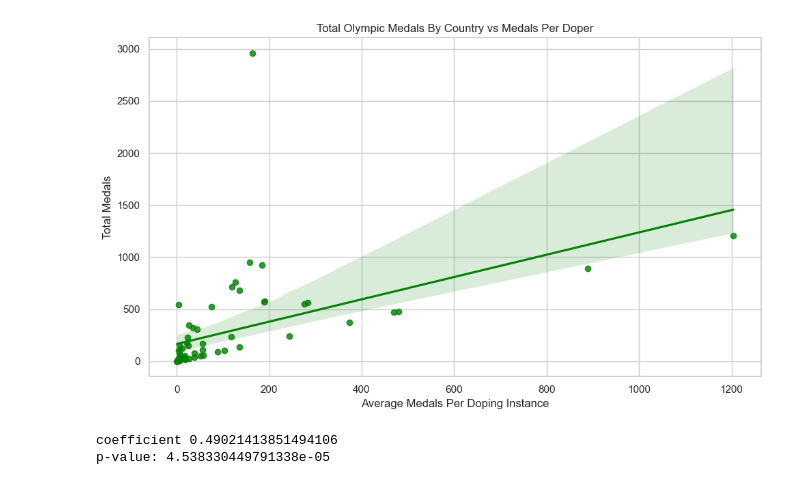
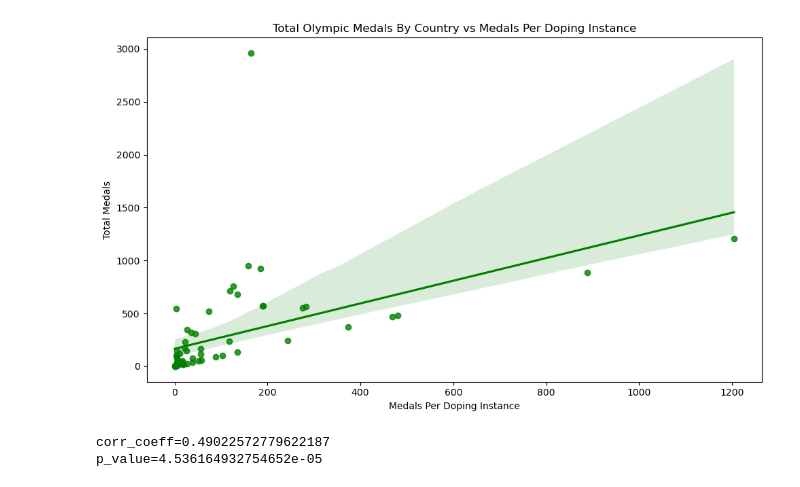
Before and after one commit to stocktonsmith/cs5830_project3, a Jupyter notebook: project3.ipynb, the cells around one changed output. Cells and saved outputs as stored; diff of their text form; code cells hidden in the pictures.

```diff
--- a/project3.ipynb
+++ b/project3.ipynb
@@ -169,18 +206,17 @@ p-value:  0.27166491006196547
 # %%
 # Medal Count v Medals per Doper scatterplot
 plt.figure(figsize=(10, 6))
 sns.regplot(x='medals_per_doper', y='Total', data=dope_countries, color="green")
-plt.title('Total Olympic Medals By Country vs Medals Per Doper')
-plt.xlabel('Average Medals Per Doping Instance')
+plt.title('Total Olympic Medals By Country vs Medals Per Doping Instance')
+plt.xlabel('Medals Per Doping Instance')
 plt.ylabel('Total Medals')
 plt.tight_layout()
 plt.show()
 
 # Significant relationship between medal count and medals per doper
 corr_coeff, p_value = pearsonr(dope_countries['medals_per_doper'], dope_countries['Total'])
-print("coefficient", corr_coeff)
-print("p-value:", p_value)
+print(f"{corr_coeff=}\n{p_value=}")
 # %% [output]
-[figure, old version]
+[figure, new version]
-coefficient 0.49021413851494106
-p-value: 4.538330449791338e-05
+corr_coeff=0.49022572779622187
+p_value=4.536164932754652e-05
```
Also changed, not shown: parts of 17 cells of this notebook.
